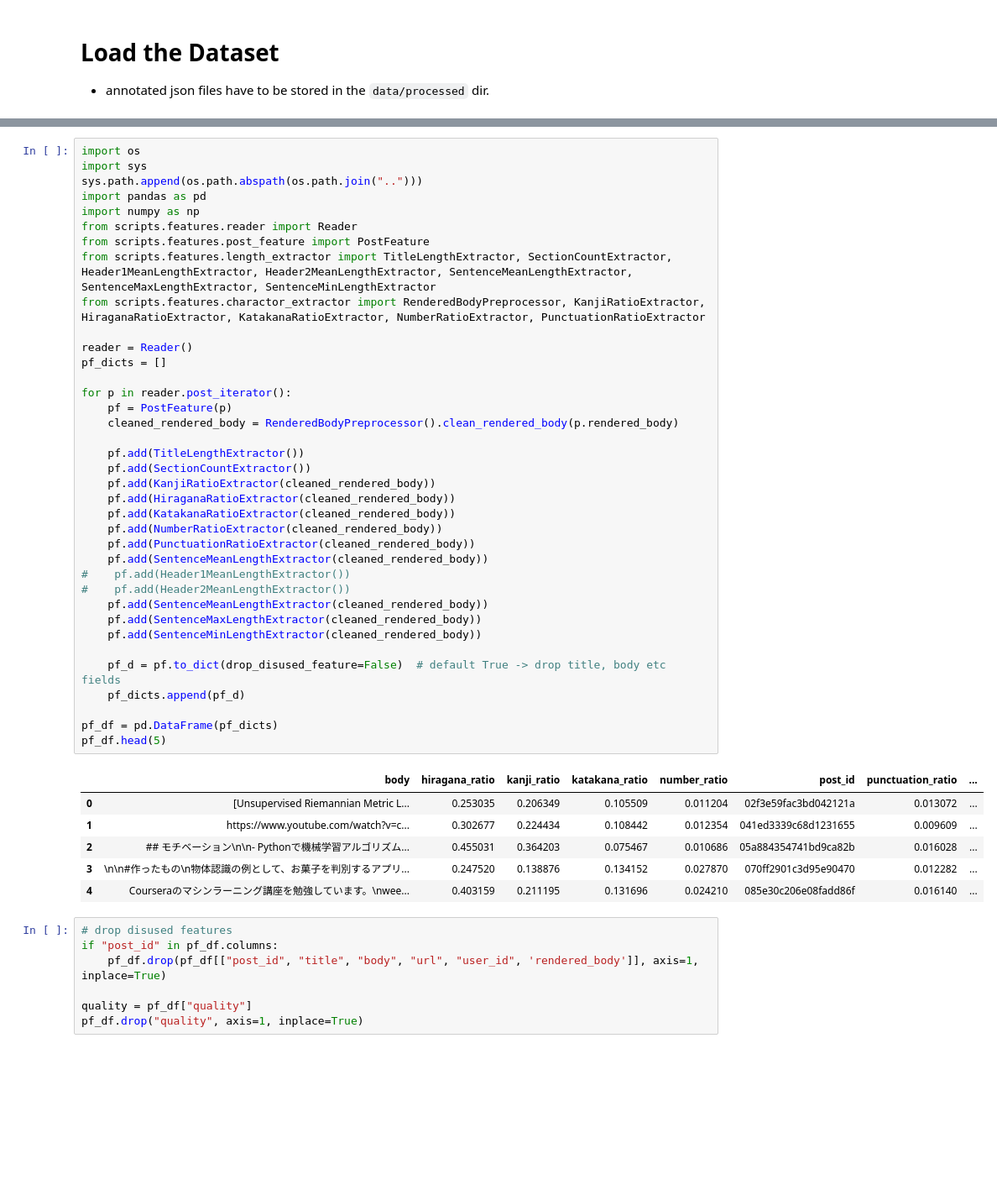
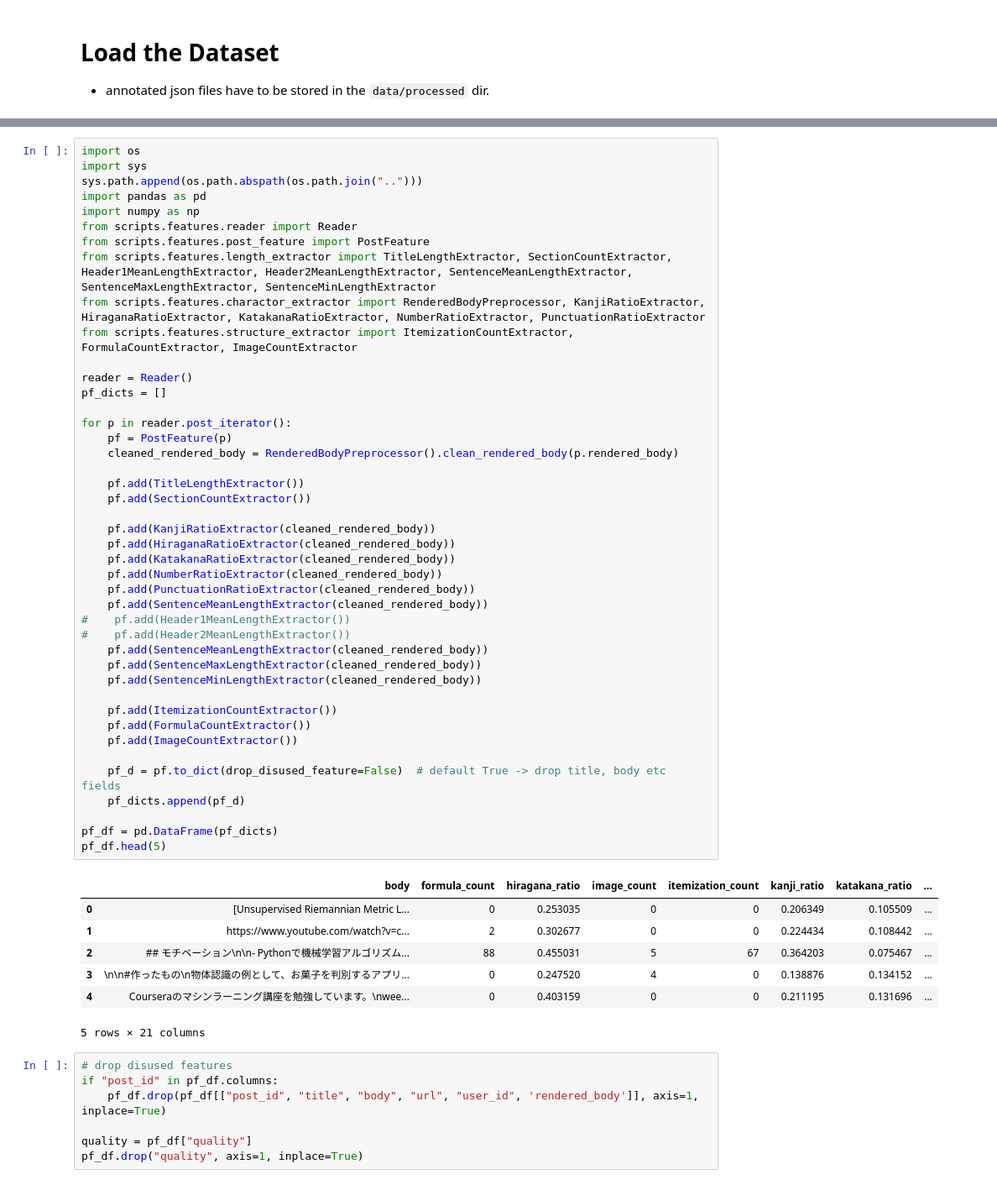
Before and after one commit to chakki-works/elephant_sense, a Jupyter notebook: notebooks/feature_test.ipynb, the cells around one changed output, grey strips where cells are left out. Shown at 84% size. Cells and saved outputs as stored; diff of their text form; blank space fills up the shorter version.

```diff
--- a/notebooks/feature_test.ipynb
+++ b/notebooks/feature_test.ipynb
@@ -15,40 +18,47 @@ from scripts.features.reader import Reader
 from scripts.features.post_feature import PostFeature
 from scripts.features.length_extractor import TitleLengthExtractor, SectionCountExtractor, Header1MeanLengthExtractor, Header2MeanLengthExtractor, SentenceMeanLengthExtractor, SentenceMaxLengthExtractor, SentenceMinLengthExtractor
 from scripts.features.charactor_extractor import RenderedBodyPreprocessor, KanjiRatioExtractor, HiraganaRatioExtractor, KatakanaRatioExtractor, NumberRatioExtractor, PunctuationRatioExtractor
+from scripts.features.structure_extractor import ItemizationCountExtractor, FormulaCountExtractor, ImageCountExtractor
 
 reader = Reader()
 pf_dicts = []
 
 for p in reader.post_iterator():
     pf = PostFeature(p)
     cleaned_rendered_body = RenderedBodyPreprocessor().clean_rendered_body(p.rendered_body)
 
     pf.add(TitleLengthExtractor())
     pf.add(SectionCountExtractor())
+
     pf.add(KanjiRatioExtractor(cleaned_rendered_body))
     pf.add(HiraganaRatioExtractor(cleaned_rendered_body))
     pf.add(KatakanaRatioExtractor(cleaned_rendered_body))
     pf.add(NumberRatioExtractor(cleaned_rendered_body))
     pf.add(PunctuationRatioExtractor(cleaned_rendered_body))
     pf.add(SentenceMeanLengthExtractor(cleaned_rendered_body))
 #    pf.add(Header1MeanLengthExtractor())
 #    pf.add(Header2MeanLengthExtractor())
     pf.add(SentenceMeanLengthExtractor(cleaned_rendered_body))
     pf.add(SentenceMaxLengthExtractor(cleaned_rendered_body))
     pf.add(SentenceMinLengthExtractor(cleaned_rendered_body))
 
+    pf.add(ItemizationCountExtractor())
+    pf.add(FormulaCountExtractor())
+    pf.add(ImageCountExtractor())
+
     pf_d = pf.to_dict(drop_disused_feature=False)  # default True -> drop title, body etc fields
     pf_dicts.append(pf_d)
 
 pf_df = pd.DataFrame(pf_dicts)
 pf_df.head(5)
 # %% [output]
-|  | body | hiragana_ratio | kanji_ratio | katakana_ratio | number_ratio | post_id | punctuation_ratio | ... |
-| 0 | [Unsupervised Riemannian Metric L... | 0.253035 | 0.206349 | 0.105509 | 0.011204 | 02f3e59fac3bd042121a | 0.013072 | ... |
-| 1 | https://www.youtube.com/watch?v=c... | 0.302677 | 0.224434 | 0.108442 | 0.012354 | 041ed3339c68d1231655 | 0.009609 | ... |
-| 2 | ## モチベーション\n\n- Pythonで機械学習アルゴリズム... | 0.455031 | 0.364203 | 0.075467 | 0.010686 | 05a884354741bd9ca82b | 0.016028 | ... |
-| 3 | \n\n#作ったもの\n物体認識の例として、お菓子を判別するアプリ... | 0.247520 | 0.138876 | 0.134152 | 0.027870 | 070ff2901c3d95e90470 | 0.012282 | ... |
-| 4 | Courseraのマシンラーニング講座を勉強しています。\nwee... | 0.403159 | 0.211195 | 0.131696 | 0.024210 | 085e30c206e08fadd86f | 0.016140 | ... |
+|  | body | formula_count | hiragana_ratio | image_count | itemization_count | kanji_ratio | katakana_ratio | ... |
+| 0 | [Unsupervised Riemannian Metric L... | 0 | 0.253035 | 0 | 0 | 0.206349 | 0.105509 | ... |
+| 1 | https://www.youtube.com/watch?v=c... | 2 | 0.302677 | 0 | 0 | 0.224434 | 0.108442 | ... |
+| 2 | ## モチベーション\n\n- Pythonで機械学習アルゴリズム... | 88 | 0.455031 | 5 | 67 | 0.364203 | 0.075467 | ... |
+| 3 | \n\n#作ったもの\n物体認識の例として、お菓子を判別するアプリ... | 0 | 0.247520 | 4 | 0 | 0.138876 | 0.134152 | ... |
+| 4 | Courseraのマシンラーニング講座を勉強しています。\nwee... | 0 | 0.403159 | 0 | 0 | 0.211195 | 0.131696 | ... |
+5 rows × 21 columns
 # %%
 # drop disused features
 if "post_id" in pf_df.columns:
```
Also changed, not shown: parts of 2 cells of this notebook, 1 other file.
